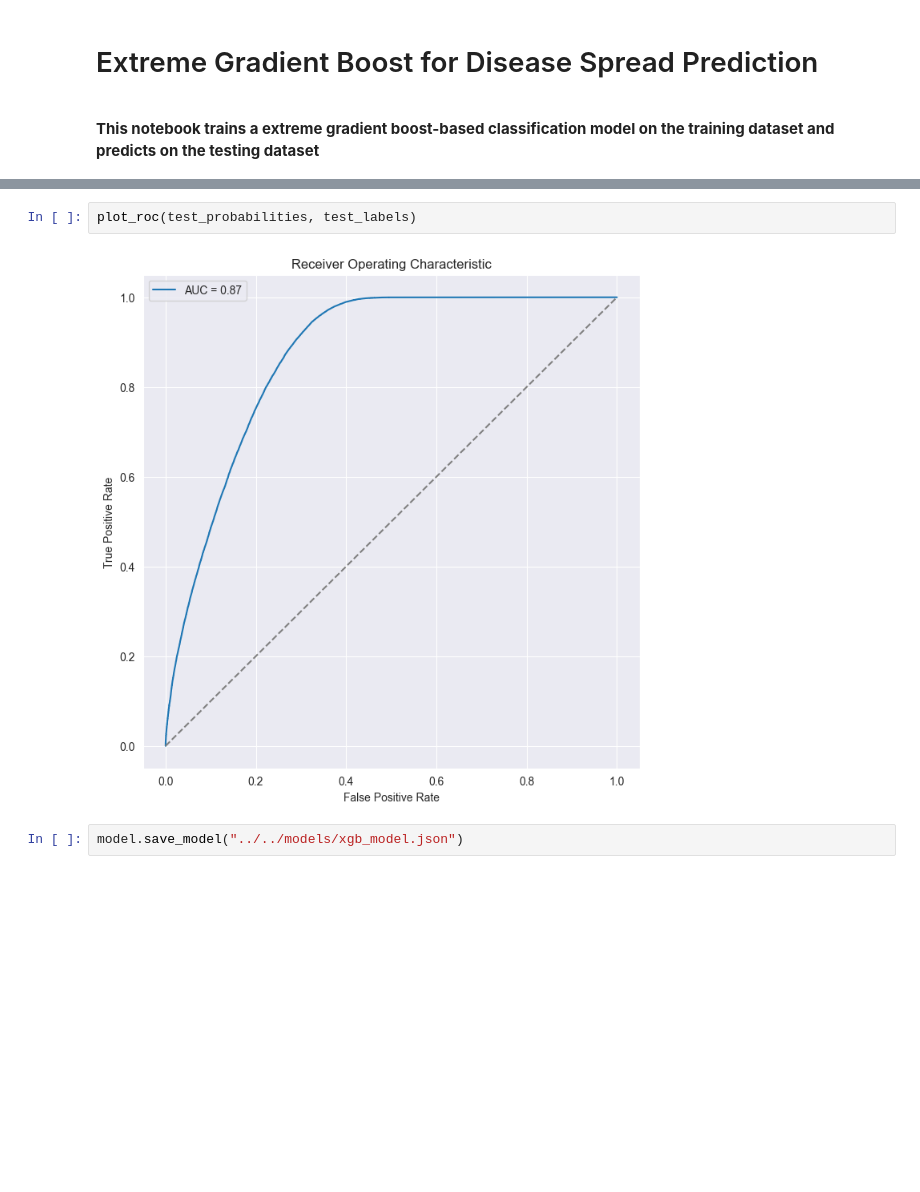
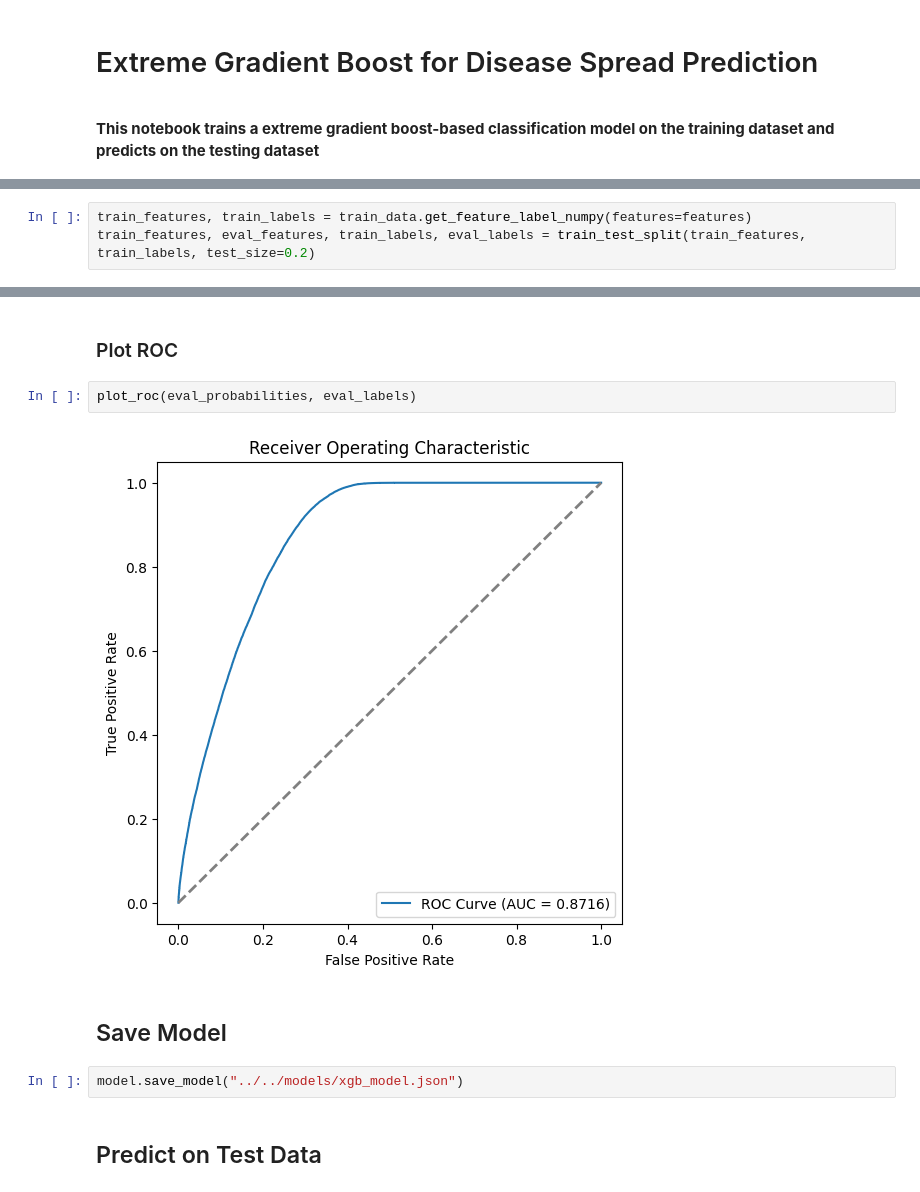
Before and after one commit to Fzhou1997/Machine-Learning-Kaggle-Disease-Spread-Prediction, a Jupyter notebook: notebooks/ensemble_learning/ExtremeGradientBoost.ipynb, the cells around one changed output, grey strips where cells are left out. Cells and saved outputs as stored; diff of their text form; blank space fills up the shorter version.

```diff
--- a/notebooks/ensemble_learning/ExtremeGradientBoost.ipynb
+++ b/notebooks/ensemble_learning/ExtremeGradientBoost.ipynb
@@ -228,0 +78,3 @@ AUC-ROC: 0.8723
+# %%
+train_features, train_labels = train_data.get_feature_label_numpy(features=features)
+train_features, eval_features, train_labels, eval_labels = train_test_split(train_features, train_labels, test_size=0.2)
@@ -233,6 +183,12 @@ plot_confusion_matrix(confusion_matrix, ['Healthy', 'Infected'])
-# %%
-plot_roc(test_probabilities, test_labels)
-# %% [output]
-[figure, removed]
+# %% [markdown]
+### Plot ROC
+# %%
+plot_roc(eval_probabilities, eval_labels)
+# %% [output]
+[figure, added]
+# %% [markdown]
+## Save Model
 # %%
 model.save_model("../../models/xgb_model.json")
+# %% [markdown]
+## Predict on Test Data
```
Also changed, not shown: parts of 58 cells of this notebook, 9 other files.
